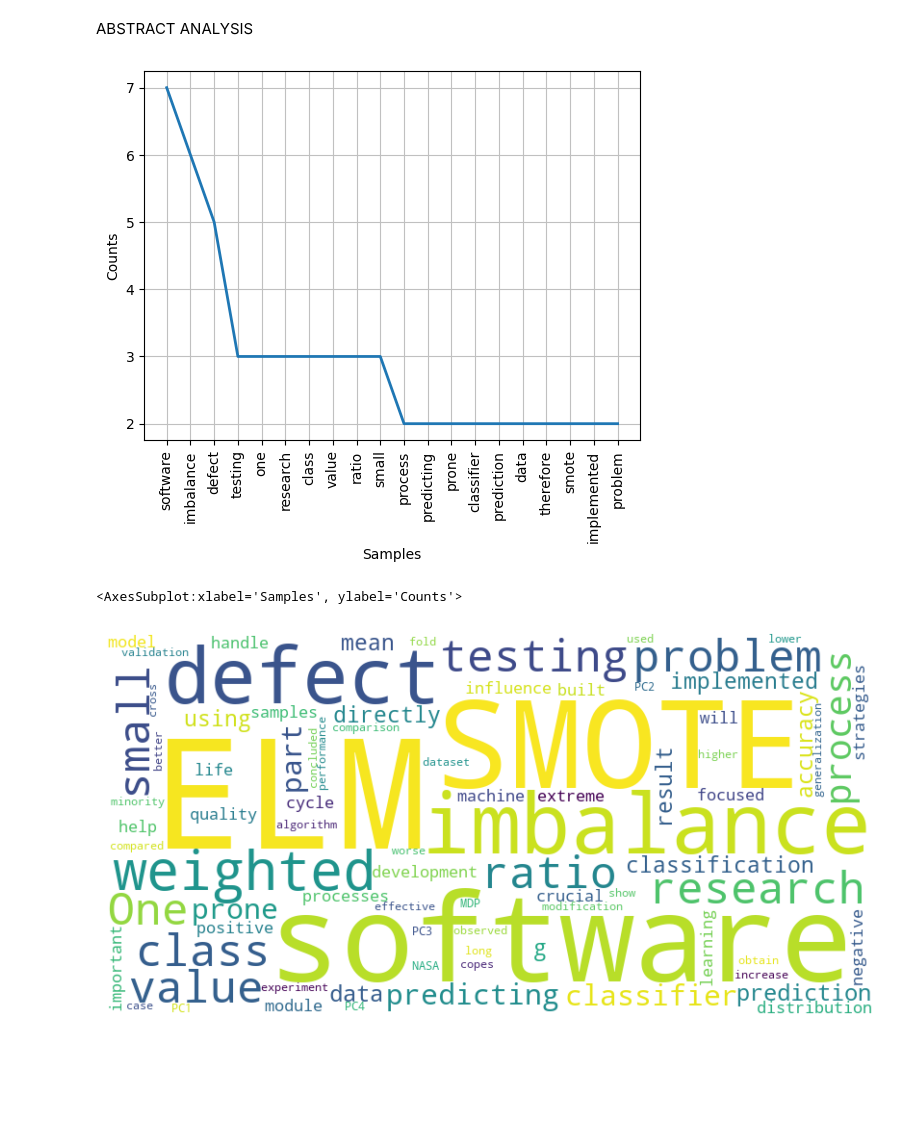
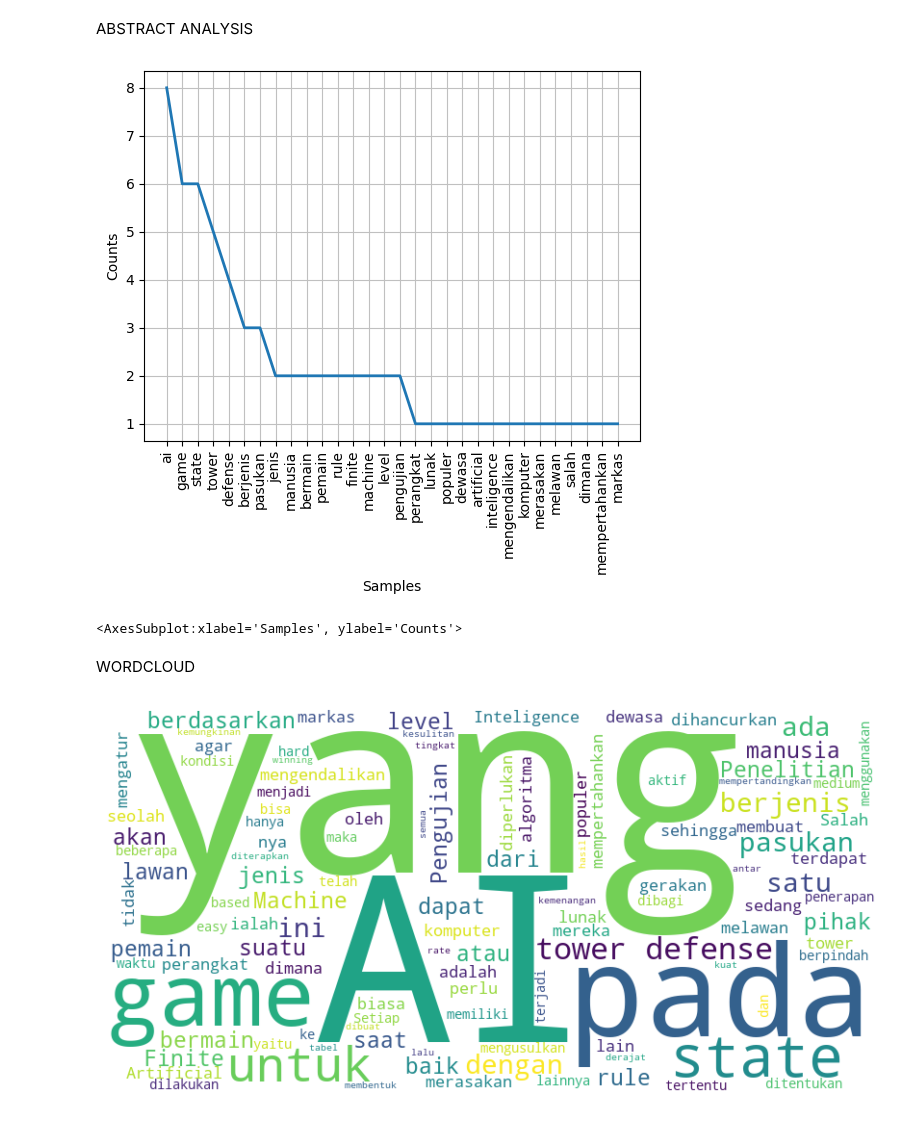
Before and after one commit to novinbukannopin/garuda-scrapper, a Jupyter notebook: main.ipynb, the cells around one changed output. Cells and saved outputs as stored; diff of their text form; code cells hidden in the pictures; blank space fills up the shorter version.

```diff
--- a/main.ipynb
+++ b/main.ipynb
@@ -153,18 +166,20 @@ plt.show()
 ABSTRACT ANALYSIS
 # %%
 
-text = str(df['abstract'][1])
+text = str(df['abstract'][3])
 
 tokens = word_tokenize(text=text, language="english")
 lower_tokens = [word.lower() for word in tokens]
 alpha_only = [t for t in lower_tokens if t.isalpha()]
 no_stops = [t for t in alpha_only if t not in stopwords.words('indonesian') and t not in stopwords.words('english') ]
 # Counter(no_stops).most_common(10)
 freq_word = FreqDist(no_stops)
-freq_word.plot(20)
+freq_word.plot(30)
 # %% [output]
-[figure, old version]
+[figure, new version]
 <AxesSubplot:xlabel='Samples', ylabel='Counts'>
+# %% [markdown]
+WORDCLOUD
 # %%
 wordcloud = WordCloud(width=800, height=400, background_color='white').generate(text)
 plt.figure(figsize=(10, 5))
@@ -172,6 +187,6 @@ plt.imshow(wordcloud, interpolation='bilinear')
 plt.axis('off')
 plt.show()
 # %% [output]
-[figure, old version]
+[figure, new version]
 # %%
 ps = PorterStemmer()
```
Also changed, not shown: parts of 9 cells of this notebook, 1 other file.
